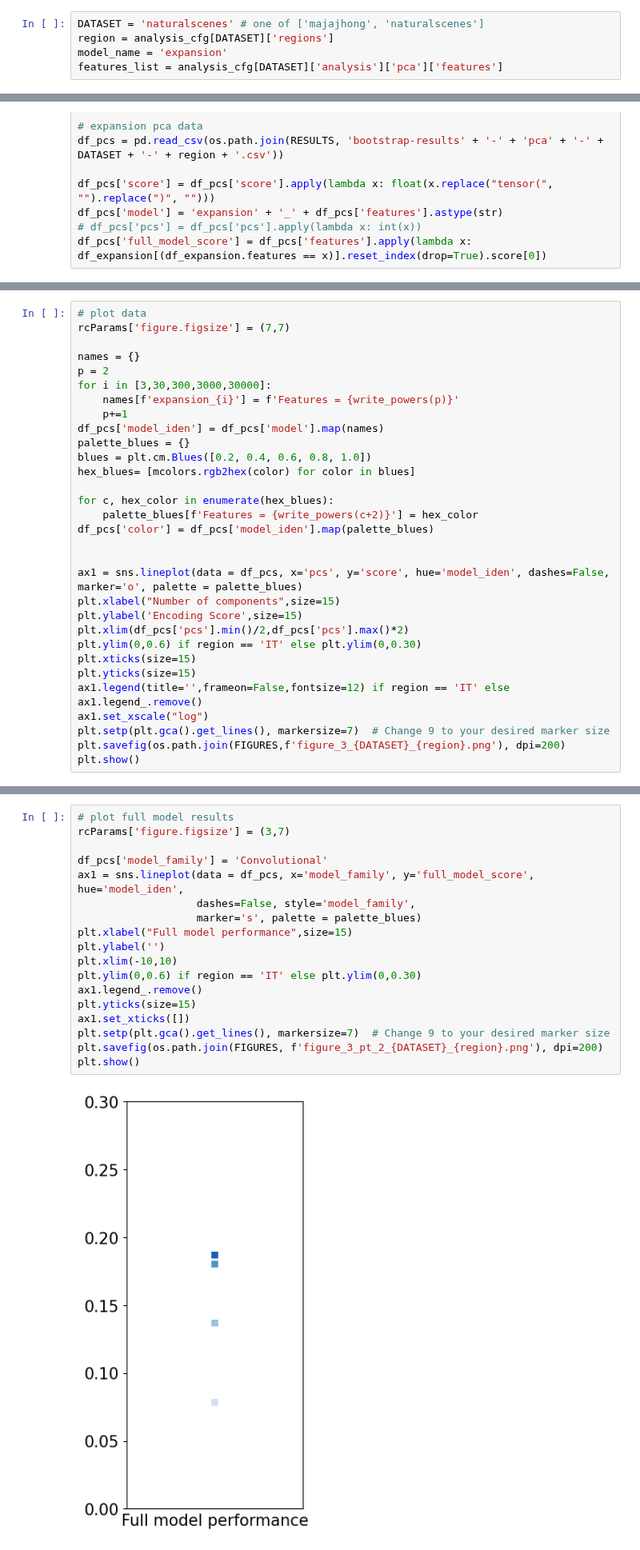
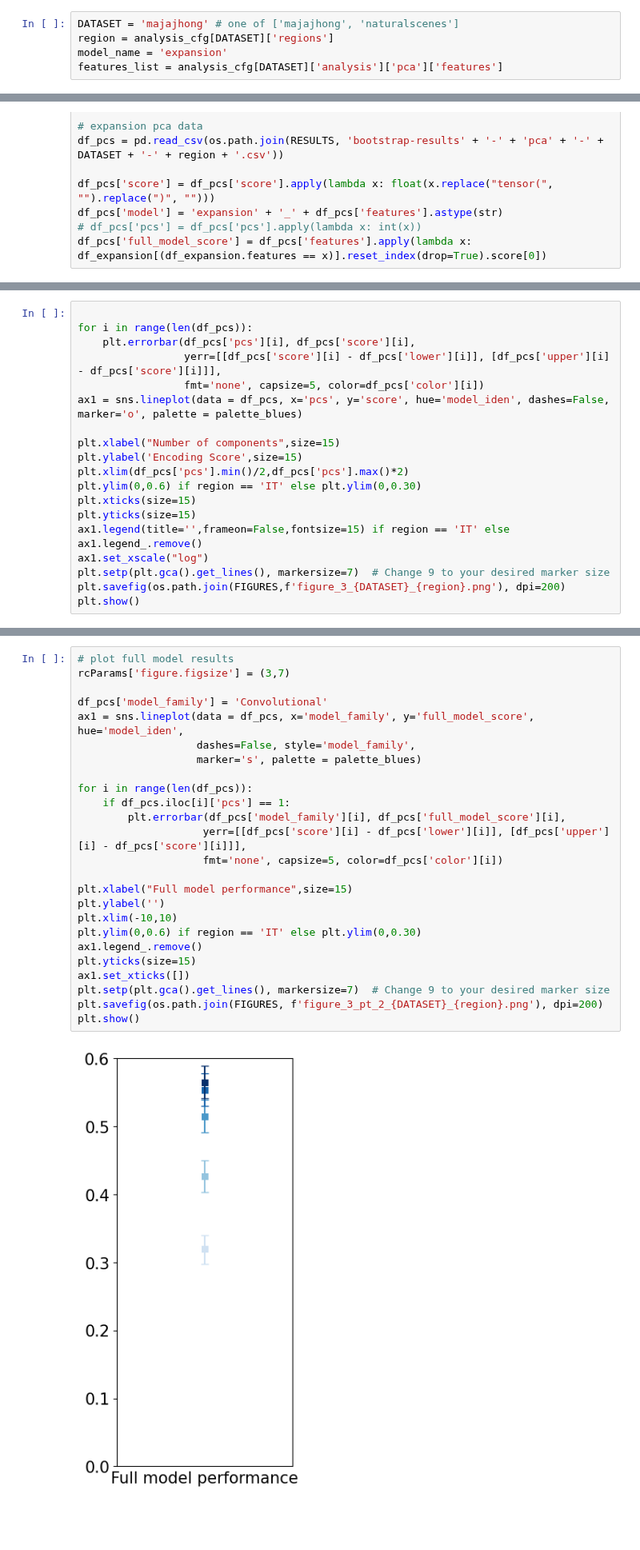
Before and after one commit to akazemian/untrained_models_of_visual_cortex, a Jupyter notebook: notebooks/figure_3.ipynb, the cells around one changed output, grey strips where cells are left out. Shown at 80% size. Saved outputs shown, nothing was run; the diff lists cells and outputs as text; blank space fills up the shorter version.

Commit message:
updating figure notebooks

```diff
--- a/notebooks/figure_3.ipynb
+++ b/notebooks/figure_3.ipynb
@@ -15,6 +15,6 @@ from code_.tools.plotting_tools import *
 from code_.model_activations.configs import analysis_cfg
 # %%
-DATASET = 'naturalscenes' # one of ['majajhong', 'naturalscenes']
+DATASET = 'majajhong' # one of ['majajhong', 'naturalscenes']
 region = analysis_cfg[DATASET]['regions']
 model_name = 'expansion'
 features_list = analysis_cfg[DATASET]['analysis']['pca']['features']
@@ -34,30 +55,18 @@ df_pcs['full_model_score'] = df_pcs['features'].apply(lambda x: df_expansion[(df
 # %%
-# plot data
-rcParams['figure.figsize'] = (7,7)
 
-names = {}
-p = 2
-for i in [3,30,300,3000,30000]:
-    names[f'expansion_{i}'] = f'Features = {write_powers(p)}'
-    p+=1
-df_pcs['model_iden'] = df_pcs['model'].map(names)
-palette_blues = {}
-blues = plt.cm.Blues([0.2, 0.4, 0.6, 0.8, 1.0])
-hex_blues= [mcolors.rgb2hex(color) for color in blues]
+for i in range(len(df_pcs)):
+    plt.errorbar(df_pcs['pcs'][i], df_pcs['score'][i],
+                 yerr=[[df_pcs['score'][i] - df_pcs['lower'][i]], [df_pcs['upper'][i] - df_pcs['score'][i]]],
+                 fmt='none', capsize=5, color=df_pcs['color'][i])
+ax1 = sns.lineplot(data = df_pcs, x='pcs', y='score', hue='model_iden', dashes=False, marker='o', palette = palette_blues)
 
-for c, hex_color in enumerate(hex_blues):
-    palette_blues[f'Features = {write_powers(c+2)}'] = hex_color
-df_pcs['color'] = df_pcs['model_iden'].map(palette_blues)
-
-
-ax1 = sns.lineplot(data = df_pcs, x='pcs', y='score', hue='model_iden', dashes=False, marker='o', palette = palette_blues)
 plt.xlabel("Number of components",size=15)
 plt.ylabel('Encoding Score',size=15)
 plt.xlim(df_pcs['pcs'].min()/2,df_pcs['pcs'].max()*2)
 plt.ylim(0,0.6) if region == 'IT' else plt.ylim(0,0.30)
 plt.xticks(size=15)
 plt.yticks(size=15)
-ax1.legend(title='',frameon=False,fontsize=12) if region == 'IT' else ax1.legend_.remove()
+ax1.legend(title='',frameon=False,fontsize=15) if region == 'IT' else ax1.legend_.remove()
 ax1.set_xscale("log")
 plt.setp(plt.gca().get_lines(), markersize=7)  # Change 9 to your desired marker size
 plt.savefig(os.path.join(FIGURES,f'figure_3_{DATASET}_{region}.png'), dpi=200)
@@ -67,20 +76,27 @@ plt.show()
 # %%
 # plot full model results
 rcParams['figure.figsize'] = (3,7)
 
 df_pcs['model_family'] = 'Convolutional'
 ax1 = sns.lineplot(data = df_pcs, x='model_family', y='full_model_score', hue='model_iden',
                    dashes=False, style='model_family',
                    marker='s', palette = palette_blues)
+
+for i in range(len(df_pcs)):
+    if df_pcs.iloc[i]['pcs'] == 1:
+        plt.errorbar(df_pcs['model_family'][i], df_pcs['full_model_score'][i],
+                    yerr=[[df_pcs['score'][i] - df_pcs['lower'][i]], [df_pcs['upper'][i] - df_pcs['score'][i]]],
+                    fmt='none', capsize=5, color=df_pcs['color'][i])
+
 plt.xlabel("Full model performance",size=15)
 plt.ylabel('')
 plt.xlim(-10,10)
 plt.ylim(0,0.6) if region == 'IT' else plt.ylim(0,0.30)
 ax1.legend_.remove()
 plt.yticks(size=15)
 ax1.set_xticks([])
 plt.setp(plt.gca().get_lines(), markersize=7)  # Change 9 to your desired marker size
 plt.savefig(os.path.join(FIGURES, f'figure_3_pt_2_{DATASET}_{region}.png'), dpi=200)
 plt.show()
 # %% [output]
-[figure, old version]
+[figure, new version]
```
Also changed, not shown: parts of 3 cells of this notebook, 22 other files.
